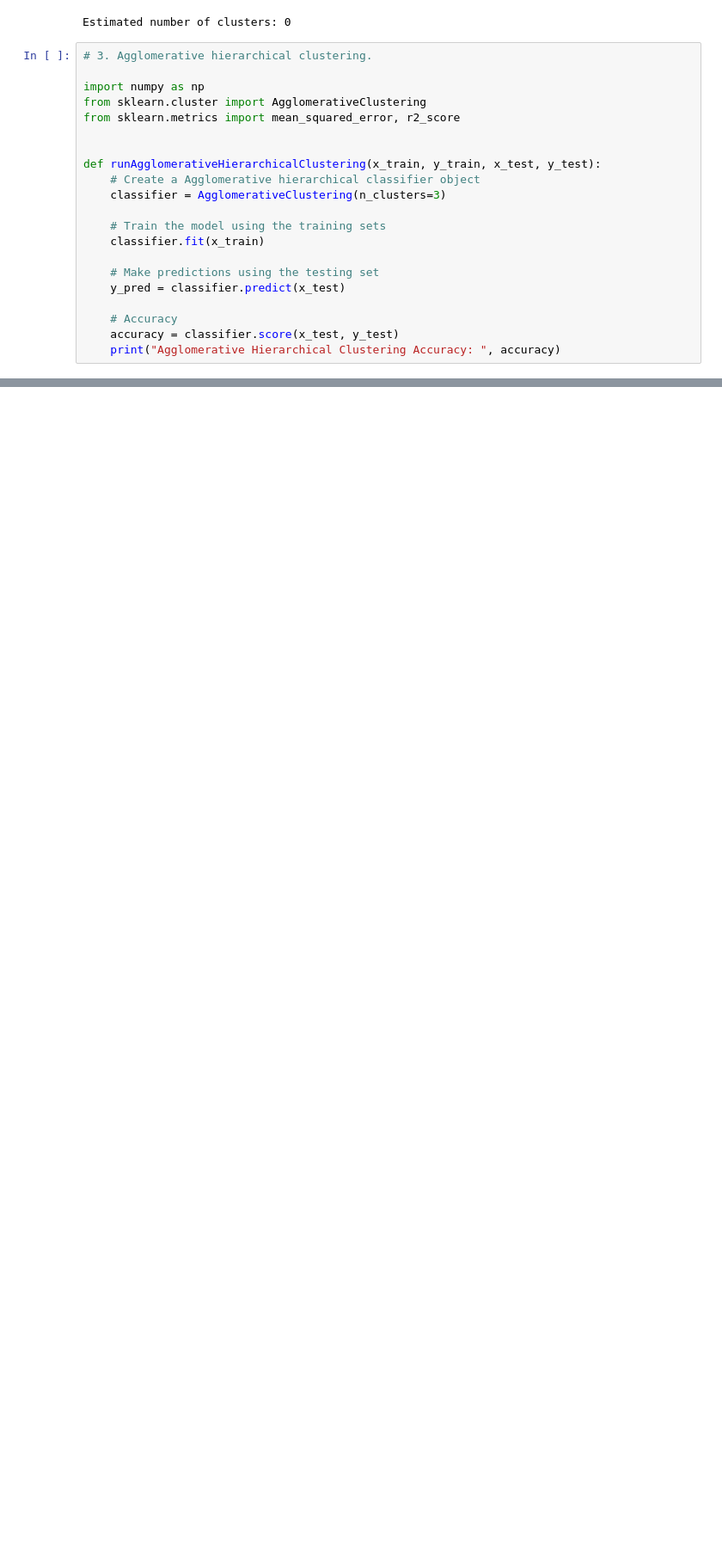
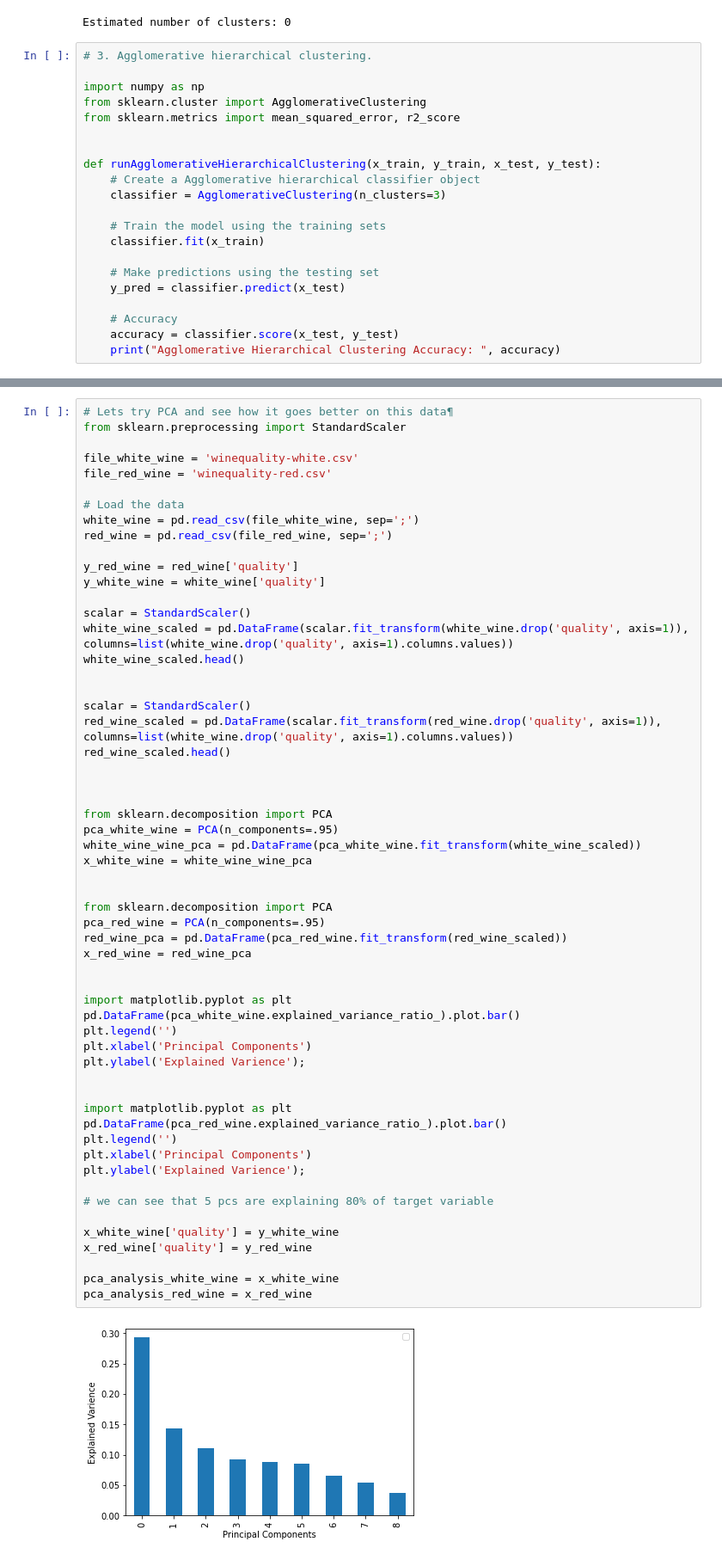
Before and after one commit to joaops95/MLFinalProject, a Jupyter notebook: main.ipynb, the cells around one changed output, grey strips where cells are left out. Shown: that part at 86% size. Saved outputs shown, nothing was run; the diff lists cells and outputs as text; blank space fills up the shorter version.

```diff
--- a/main.ipynb
+++ b/main.ipynb
@@ -546,0 +512,59 @@ Correlated to quality :  []
+# %%
+# Lets try PCA and see how it goes better on this data¶
+from sklearn.preprocessing import StandardScaler
+
+file_white_wine = 'winequality-white.csv'
+file_red_wine = 'winequality-red.csv'
+
+# Load the data
+white_wine = pd.read_csv(file_white_wine, sep=';')
+red_wine = pd.read_csv(file_red_wine, sep=';')
+
+y_red_wine = red_wine['quality']
+y_white_wine = white_wine['quality']
+
+scalar = StandardScaler()
+white_wine_scaled = pd.DataFrame(scalar.fit_transform(white_wine.drop('quality', axis=1)), columns=list(white_wine.drop('quality', axis=1).columns.values))
+white_wine_scaled.head()
+
+
+scalar = StandardScaler()
+red_wine_scaled = pd.DataFrame(scalar.fit_transform(red_wine.drop('quality', axis=1)), columns=list(white_wine.drop('quality', axis=1).columns.values))
+red_wine_scaled.head()
+
+
+
+from sklearn.decomposition import PCA
+pca_white_wine = PCA(n_components=.95)
+white_wine_wine_pca = pd.DataFrame(pca_white_wine.fit_transform(white_wine_scaled))
+x_white_wine = white_wine_wine_pca
+
+
+from sklearn.decomposition import PCA
+pca_red_wine = PCA(n_components=.95)
+red_wine_pca = pd.DataFrame(pca_red_wine.fit_transform(red_wine_scaled))
+x_red_wine = red_wine_pca
+
+
+import matplotlib.pyplot as plt
+pd.DataFrame(pca_white_wine.explained_variance_ratio_).plot.bar()
+plt.legend('')
+plt.xlabel('Principal Components')
+plt.ylabel('Explained Varience');
+
+
+import matplotlib.pyplot as plt
+pd.DataFrame(pca_red_wine.explained_variance_ratio_).plot.bar()
+plt.legend('')
+plt.xlabel('Principal Components')
+plt.ylabel('Explained Varience');
+
+# we can see that 5 pcs are explaining 80% of target variable
+
+x_white_wine['quality'] = y_white_wine
+x_red_wine['quality'] = y_red_wine
+
+pca_analysis_white_wine = x_white_wine
+pca_analysis_red_wine = x_red_wine
+# %% [output]
+[figure, added]
```
Also changed, not shown: parts of 6 cells of this notebook.
